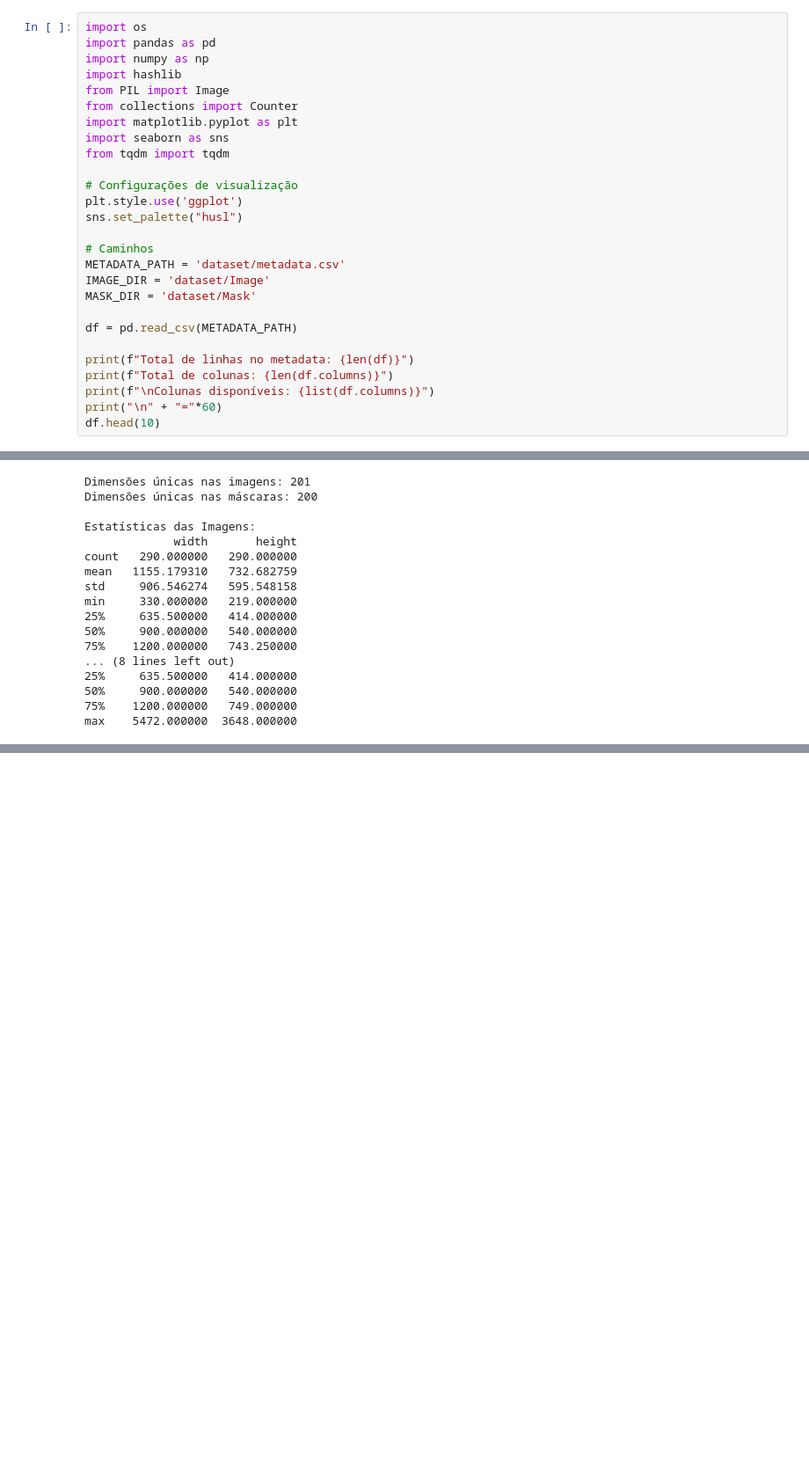
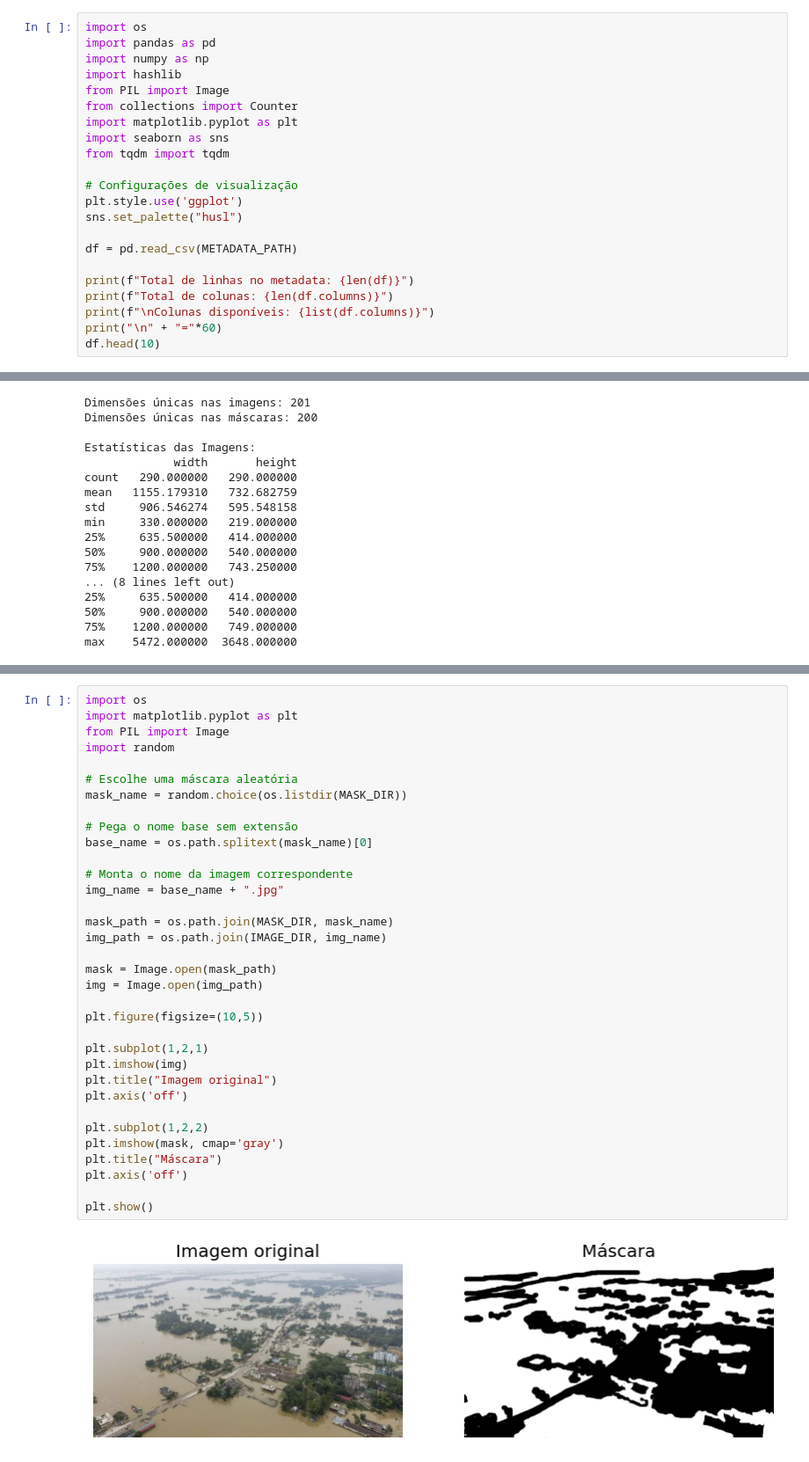
Before and after one commit to Alan-oliveir/squad-4_segmentacao_areas_inundacao, a Jupyter notebook: notebooks/squad_4_segmentacao_areas_inundacao.ipynb, the cells around one changed output, grey strips where cells are left out. Shown at 88% size. Cells and saved outputs as stored; diff of their text form; blank space fills up the shorter version.

```diff
--- a/notebooks/squad_4_segmentacao_areas_inundacao.ipynb
+++ b/notebooks/squad_4_segmentacao_areas_inundacao.ipynb
@@ -140,11 +172,6 @@ from tqdm import tqdm
 plt.style.use('ggplot')
 sns.set_palette("husl")
 
-# Caminhos
-METADATA_PATH = 'dataset/metadata.csv'
-IMAGE_DIR = 'dataset/Image'
-MASK_DIR = 'dataset/Mask'
-
 df = pd.read_csv(METADATA_PATH)
 
 print(f"Total de linhas no metadata: {len(df)}")
@@ -423,0 +456,36 @@ max    5472.000000  3648.000000
+# %%
+import os
+import matplotlib.pyplot as plt
+from PIL import Image
+import random
+
+# Escolhe uma máscara aleatória
+mask_name = random.choice(os.listdir(MASK_DIR))
+
+# Pega o nome base sem extensão
+base_name = os.path.splitext(mask_name)[0]
+
+# Monta o nome da imagem correspondente
+img_name = base_name + ".jpg"
+
+mask_path = os.path.join(MASK_DIR, mask_name)
+img_path = os.path.join(IMAGE_DIR, img_name)
+
+mask = Image.open(mask_path)
+img = Image.open(img_path)
+
+plt.figure(figsize=(10,5))
+
+plt.subplot(1,2,1)
+plt.imshow(img)
+plt.title("Imagem original")
+plt.axis('off')
+
+plt.subplot(1,2,2)
+plt.imshow(mask, cmap='gray')
+plt.title("Máscara")
+plt.axis('off')
+
+plt.show()
+# %% [output]
+[figure, added]
```
Also changed, not shown: parts of 31 cells of this notebook.
